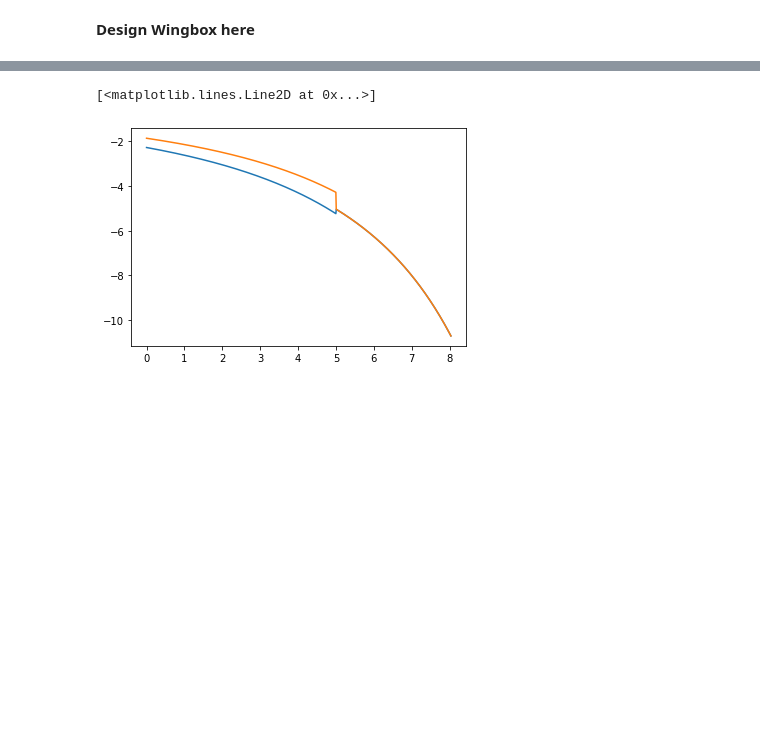
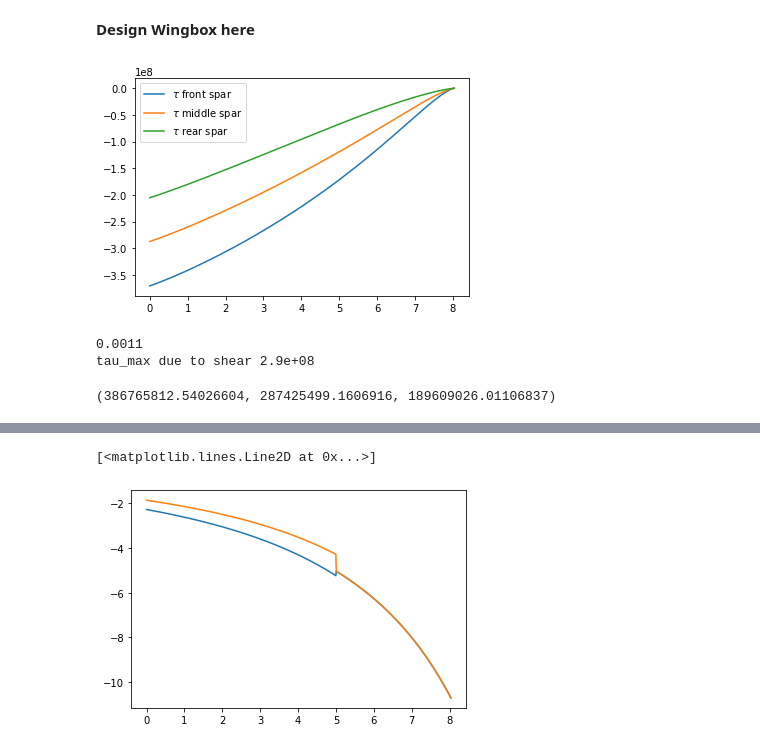
Before and after one commit to LucaDissel/Workpackage4-5, a Jupyter notebook: Itterate.ipynb, the cells around one changed output, grey strips where cells are left out. Cells and saved outputs as stored; diff of their text form; code cells hidden in the pictures; blank space fills up the shorter version.

```diff
--- a/Itterate.ipynb
+++ b/Itterate.ipynb
@@ -22 +28,11 @@ wingbox_itteration_3 = WingBox(0.15, t3, 0.6, t3, t5, t5, middle_spar_x=0.37, mi
+# %%
+wingbox_itteration_1.plot_max_shear(CL=-CL_crit, V=V_distribution(-CL_crit, q_crit))
+# %% [output]
+[figure, added]
+# %%
+wingbox_itteration_1.tau_max(0, T_1)
+# %% [output]
+0.0011
+tau_max due to shear 2.9e+08
+(386765812.54026604, 287425499.1606916, 189609026.01106837)
 # %%
```
Also changed, not shown: parts of 11 cells of this notebook, 1 other file.
